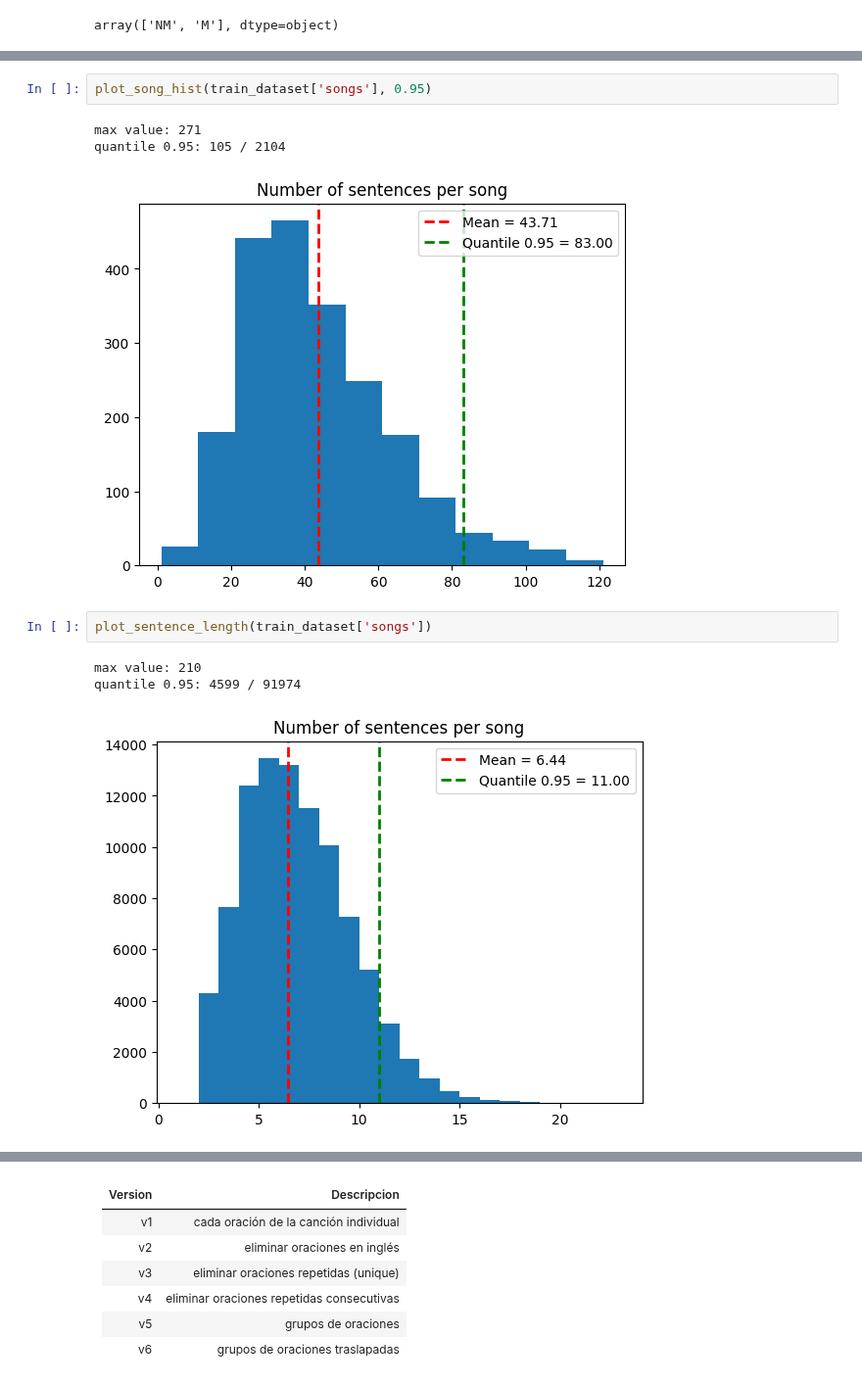
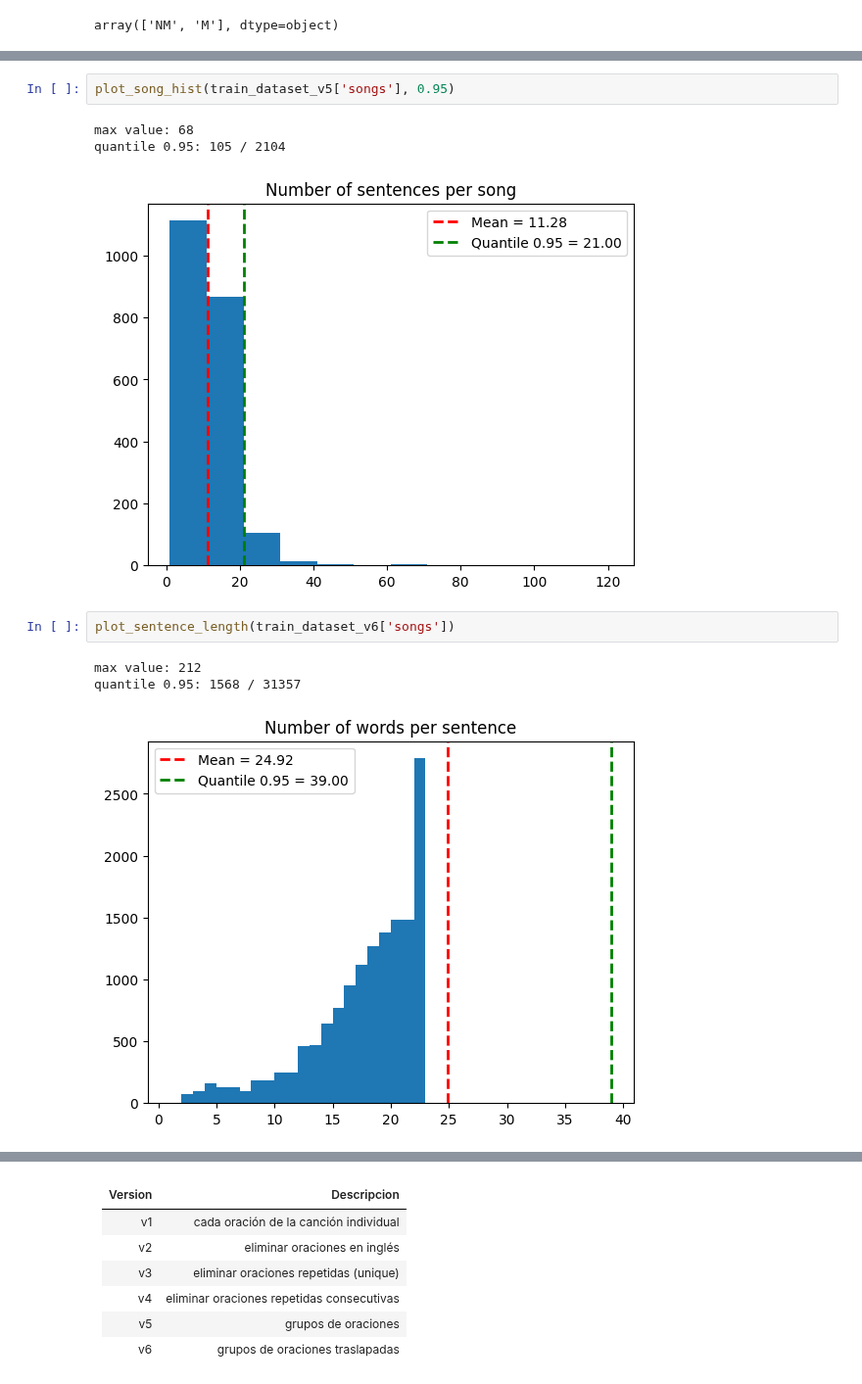
Before and after one commit to sdamians/DSVS_MiSonGyny2025, a Jupyter notebook: notebooks/subtask2.ipynb, the cells around one changed output, grey strips where cells are left out. Shown at 98% size. Cells and saved outputs as stored; diff of their text form.

```diff
--- a/notebooks/subtask2.ipynb
+++ b/notebooks/subtask2.ipynb
@@ -68,15 +91,15 @@ def plot_sentence_length(songs, quantile=0.95):
 # %%
-plot_song_hist(train_dataset['songs'], 0.95)
+plot_song_hist(train_dataset_v5['songs'], 0.95)
 # %% [output]
-max value: 271
+max value: 68
 quantile 0.95: 105 / 2104
-[figure, old version]
+[figure, new version]
 # %%
-plot_sentence_length(train_dataset['songs'])
+plot_sentence_length(train_dataset_v6['songs'])
 # %% [output]
-max value: 210
-quantile 0.95: 4599 / 91974
+max value: 212
+quantile 0.95: 1568 / 31357
-[figure, old version]
+[figure, new version]
 # %%
 idx = 1605
 
```
Also changed, not shown: parts of 18 cells of this notebook, 7 other files.
